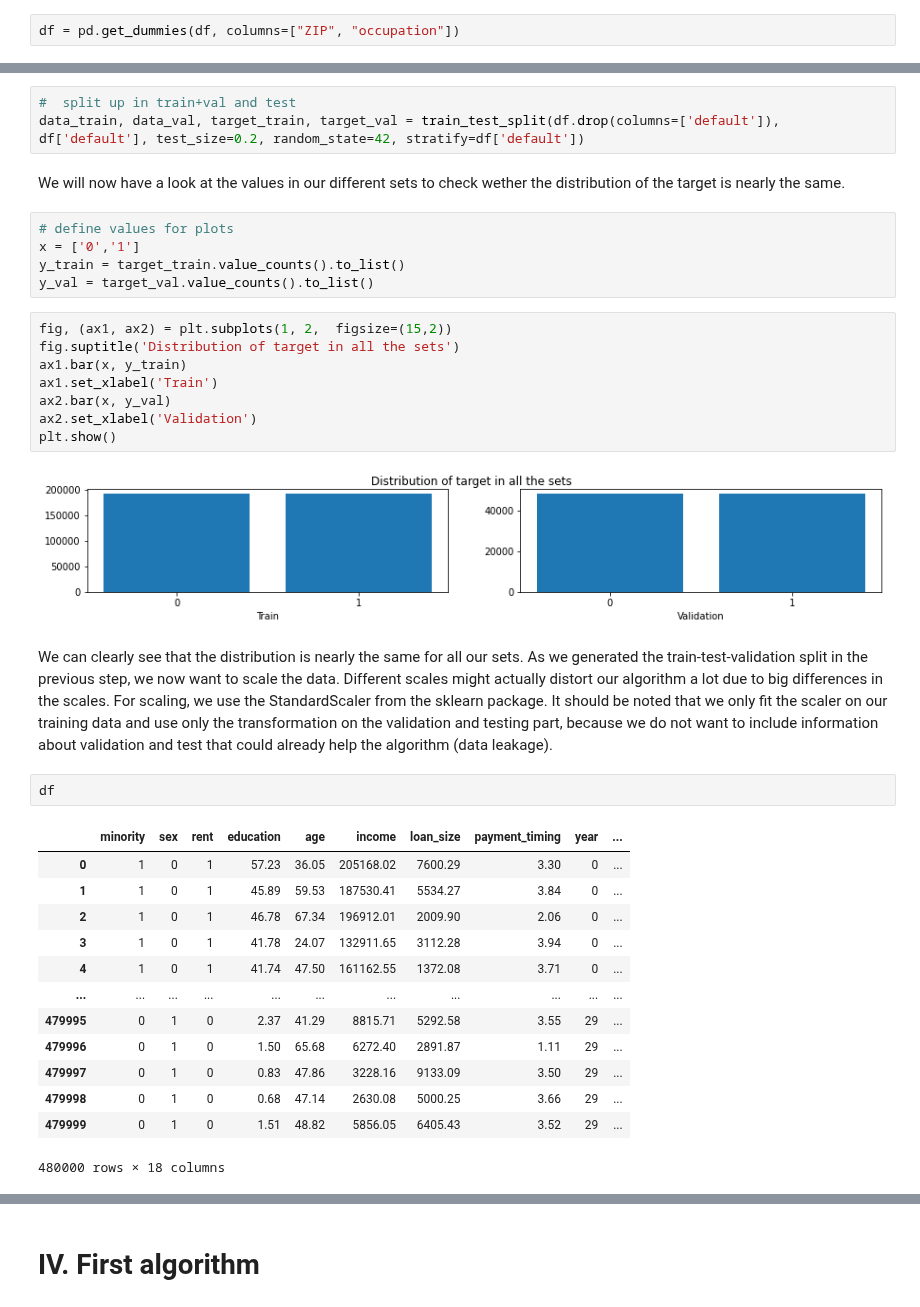
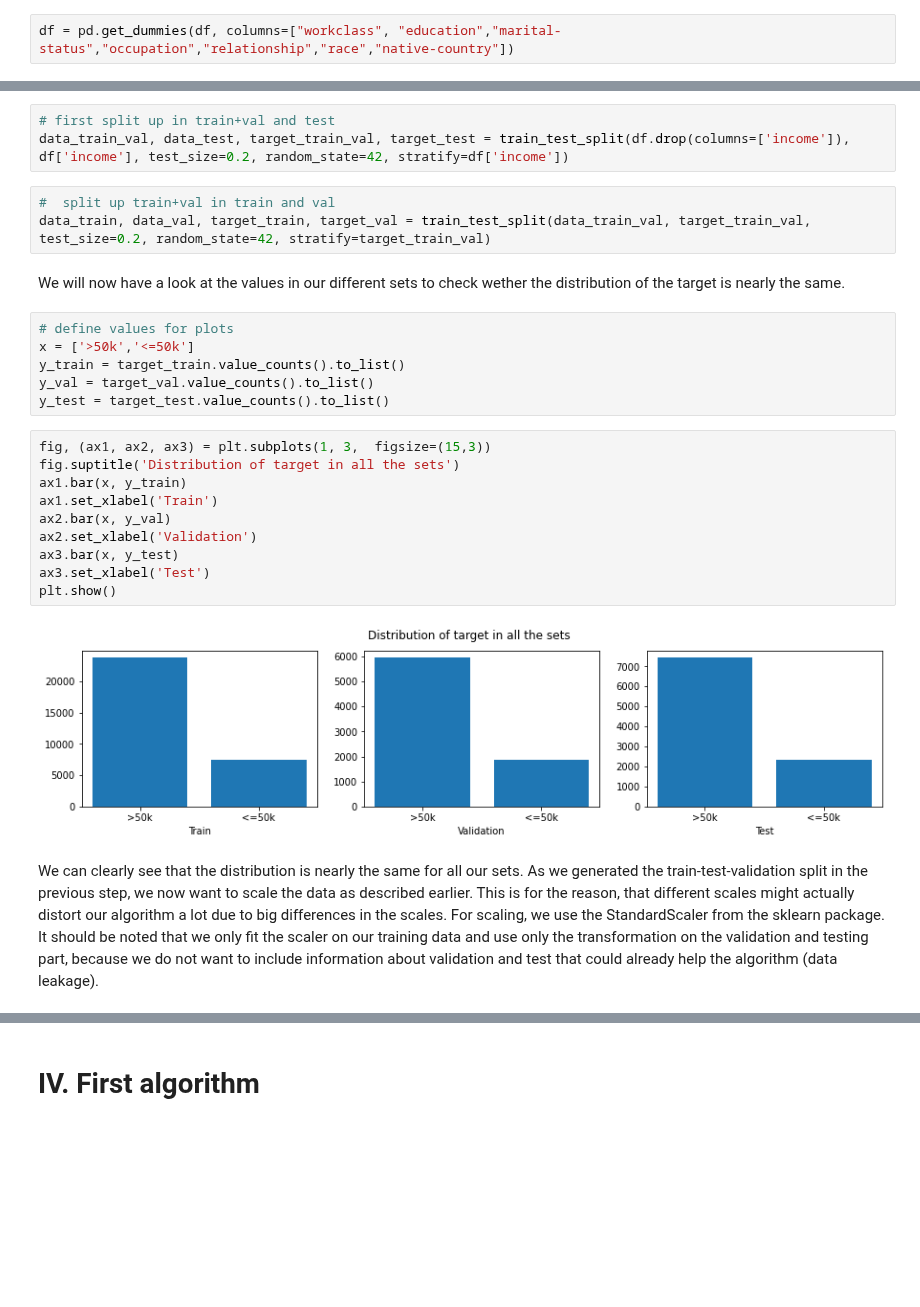
Before and after one commit to NiklasSabel/Industrial-Applications-of-Artificial-Intelligence, a Jupyter notebook: notebooks/Tertiary Sector/Finance_new.ipynb, the cells around one changed output, grey strips where cells are left out. Drawn from its saved outputs; the diff is of its cells as text; blank space fills up the shorter version.

```diff
--- a/notebooks/Tertiary Sector/Finance_new.ipynb
+++ b/notebooks/Tertiary Sector/Finance_new.ipynb
@@ -193,5 +214,5 @@ df.head()
 # %%
-df = pd.get_dummies(df, columns=["ZIP", "occupation"])
+df = pd.get_dummies(df, columns=["workclass", "education","marital-status","occupation","relationship","race","native-country"])
 # %%
 df.head()
 # %% [output]
@@ -236,41 +256,31 @@ We can clearly see that we have an balanced dataset and do not need to worry abo
 # %%
-#  split up in train+val and test
-data_train, data_val, target_train, target_val = train_test_split(df.drop(columns=['default']), df['default'], test_size=0.2, random_state=42, stratify=df['default'])
+# first split up in train+val and test
+data_train_val, data_test, target_train_val, target_test = train_test_split(df.drop(columns=['income']), df['income'], test_size=0.2, random_state=42, stratify=df['income'])
+# %%
+#  split up train+val in train and val
+data_train, data_val, target_train, target_val = train_test_split(data_train_val, target_train_val, test_size=0.2, random_state=42, stratify=target_train_val)
 # %% [markdown]
 We will now have a look at the values in our different sets to check wether the distribution of the target is nearly the same.
 # %%
 # define values for plots
-x = ['0','1']
+x = ['>50k','<=50k']
 y_train = target_train.value_counts().to_list()
 y_val = target_val.value_counts().to_list()
+y_test = target_test.value_counts().to_list()
 # %%
-fig, (ax1, ax2) = plt.subplots(1, 2,  figsize=(15,2))
+fig, (ax1, ax2, ax3) = plt.subplots(1, 3,  figsize=(15,3))
 fig.suptitle('Distribution of target in all the sets')
 ax1.bar(x, y_train)
 ax1.set_xlabel('Train')
 ax2.bar(x, y_val)
 ax2.set_xlabel('Validation')
+ax3.bar(x, y_test)
+ax3.set_xlabel('Test')
 plt.show()
 # %% [output]
-[figure, old version]
+[figure, new version]
 # %% [markdown]
-We can clearly see that the distribution is nearly the same for all our sets. As we generated the train-test-validation split in the previous step, we now want to scale the data. Different scales might actually distort our algorithm a lot due to big differences in the scales. For scaling, we use the StandardScaler from the sklearn package. It should be noted that we only fit the scaler on our training data and use only the transformation on the validation and testing part, because we do not want to include information about validation and test that could already help the algorithm (data leakage).
+We can clearly see that the distribution is nearly the same for all our sets. As we generated the train-test-validation split in the previous step, we now want to scale the data as described earlier. This is for the reason, that different scales might actually distort our algorithm a lot due to big differences in the scales. For scaling, we use the StandardScaler from the sklearn package. It should be noted that we only fit the scaler on our training data and use only the transformation on the validation and testing part, because we do not want to include information about validation and test that could already help the algorithm (data leakage).
-# %%
-df
-# %% [output]
-|  | minority | sex | rent | education | age | income | loan_size | payment_timing | year | ... |
-| 0 | 1 | 0 | 1 | 57.23 | 36.05 | 205168.02 | 7600.29 | 3.30 | 0 | ... |
-| 1 | 1 | 0 | 1 | 45.89 | 59.53 | 187530.41 | 5534.27 | 3.84 | 0 | ... |
-| 2 | 1 | 0 | 1 | 46.78 | 67.34 | 196912.01 | 2009.90 | 2.06 | 0 | ... |
-| 3 | 1 | 0 | 1 | 41.78 | 24.07 | 132911.65 | 3112.28 | 3.94 | 0 | ... |
-| 4 | 1 | 0 | 1 | 41.74 | 47.50 | 161162.55 | 1372.08 | 3.71 | 0 | ... |
-| ... | ... | ... | ... | ... | ... | ... | ... | ... | ... | ... |
-| 479995 | 0 | 1 | 0 | 2.37 | 41.29 | 8815.71 | 5292.58 | 3.55 | 29 | ... |
-| 479996 | 0 | 1 | 0 | 1.50 | 65.68 | 6272.40 | 2891.87 | 1.11 | 29 | ... |
-| 479997 | 0 | 1 | 0 | 0.83 | 47.86 | 3228.16 | 9133.09 | 3.50 | 29 | ... |
-| 479998 | 0 | 1 | 0 | 0.68 | 47.14 | 2630.08 | 5000.25 | 3.66 | 29 | ... |
-| 479999 | 0 | 1 | 0 | 1.51 | 48.82 | 5856.05 | 6405.43 | 3.52 | 29 | ... |
-480000 rows × 18 columns
 # %%
 # define standard scaler
 scaler = StandardScaler()
```
Also changed, not shown: parts of 25 cells of this notebook.
